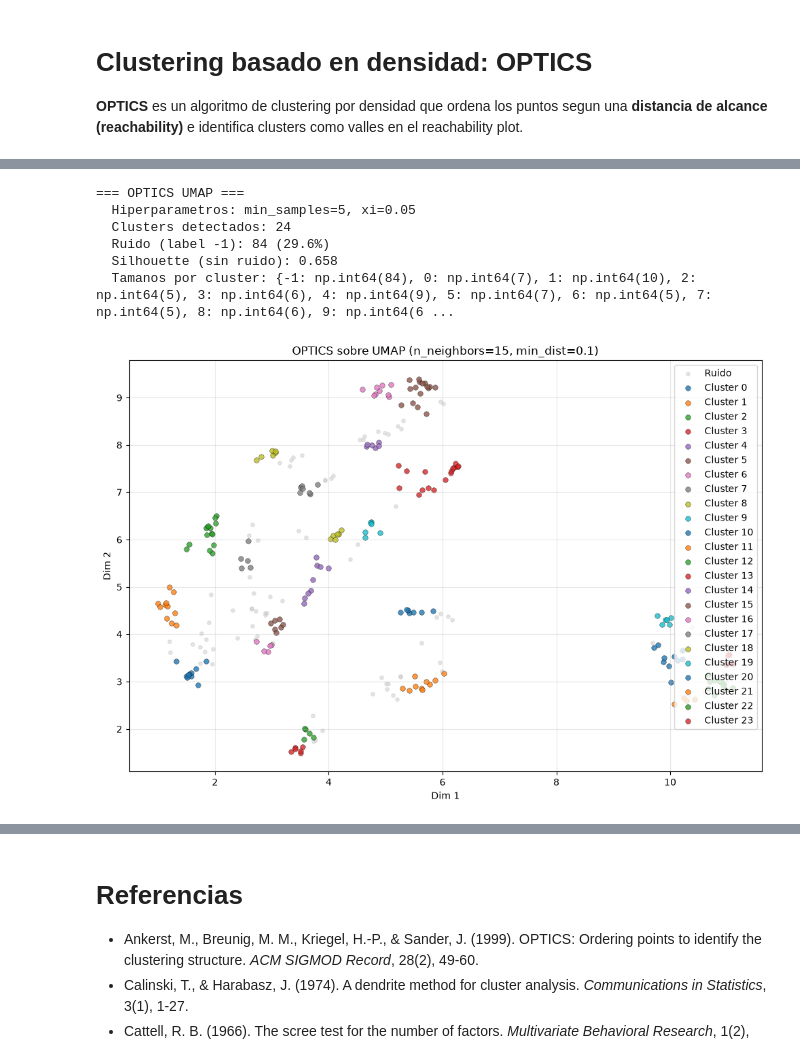
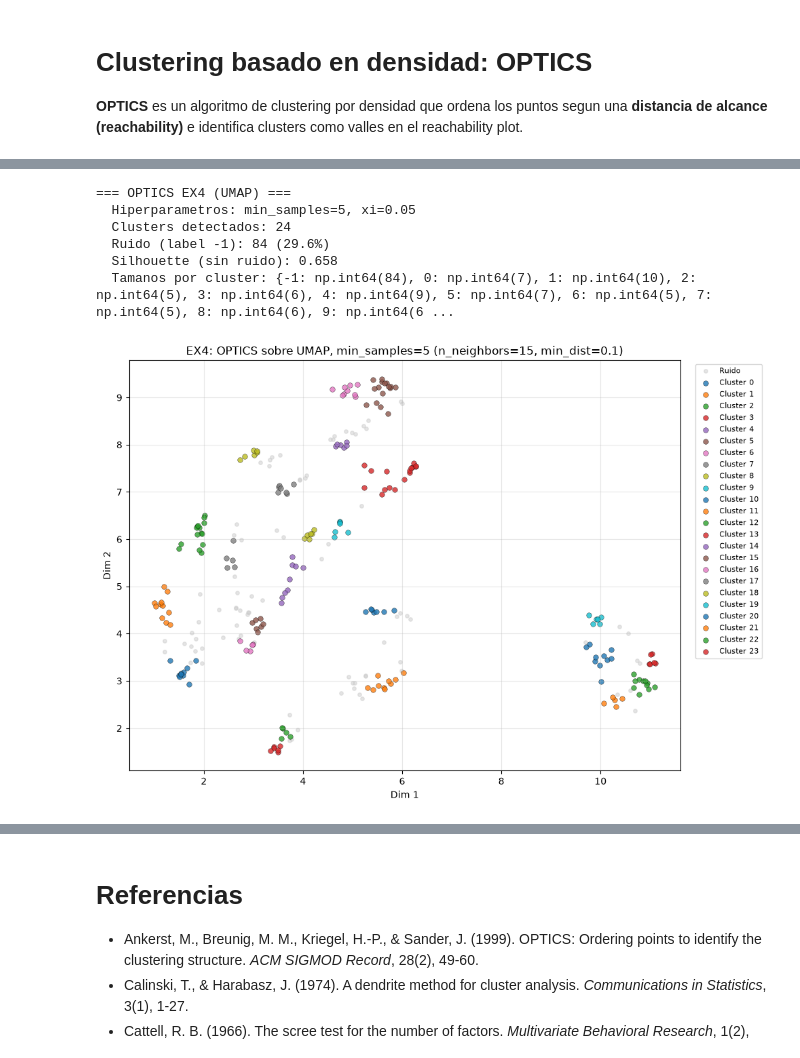
Before and after one commit to felipec03/proyecto-add, a Jupyter notebook: proyecto-add-1-2026_ejecutado.ipynb, the cells around one changed output, grey strips where cells are left out. Saved outputs shown, nothing was run; the diff lists cells and outputs as text; code cells hidden in the pictures.

```diff
--- a/proyecto-add-1-2026_ejecutado.ipynb
+++ b/proyecto-add-1-2026_ejecutado.ipynb
@@ -958,7 +954,12 @@ def plot_clusters(X, labels, titulo, filename):
     plt.xlabel('Dim 1')
     plt.ylabel('Dim 2')
     plt.title(titulo)
-    plt.legend()
+    plt.legend(
+        loc='upper left',
+        bbox_to_anchor=(1.02, 1.0),
+        frameon=True,
+        fontsize=8
+    )
     plt.grid(alpha=0.3)
     plt.tight_layout()
     plt.savefig(filename, dpi=150)
@@ -981,18 +997,19 @@ plot_clusters(
 # %%
 if umap_ok:
-    optics_umap, labels_umap, resumen_umap = run_optics(X_umap, 'UMAP')
+    optics_umap, labels_umap, resumen_umap = run_optics(X_umap, 'EX4 (UMAP)', min_samples=5)
     plot_clusters(
         X_umap, labels_umap,
-        'OPTICS sobre UMAP (n_neighbors=15, min_dist=0.1)',
+        'EX4: OPTICS sobre UMAP, min_samples=5 (n_neighbors=15, min_dist=0.1)',
         'plots/4_mineria/optics_umap.png'
     )
 else:
+    optics_umap = labels_umap = resumen_umap = None
     print('UMAP no disponible.')
 # %% [output]
-=== OPTICS UMAP ===
+=== OPTICS EX4 (UMAP) ===
   Hiperparametros: min_samples=5, xi=0.05
   Clusters detectados: 24
   Ruido (label -1): 84 (29.6%)
   Silhouette (sin ruido): 0.658
   Tamanos por cluster: {-1: np.int64(84), 0: np.int64(7), 1: np.int64(10), 2: np.int64(5), 3: np.int64(6), 4: np.int64(9), 5: np.int64(7), 6: np.int64(5), 7: np.int64(5), 8: np.int64(6), 9: np.int64(6 ...
-[figure, old version]
+[figure, new version]
```
Also changed, not shown: parts of 11 cells of this notebook, 9 other files.
